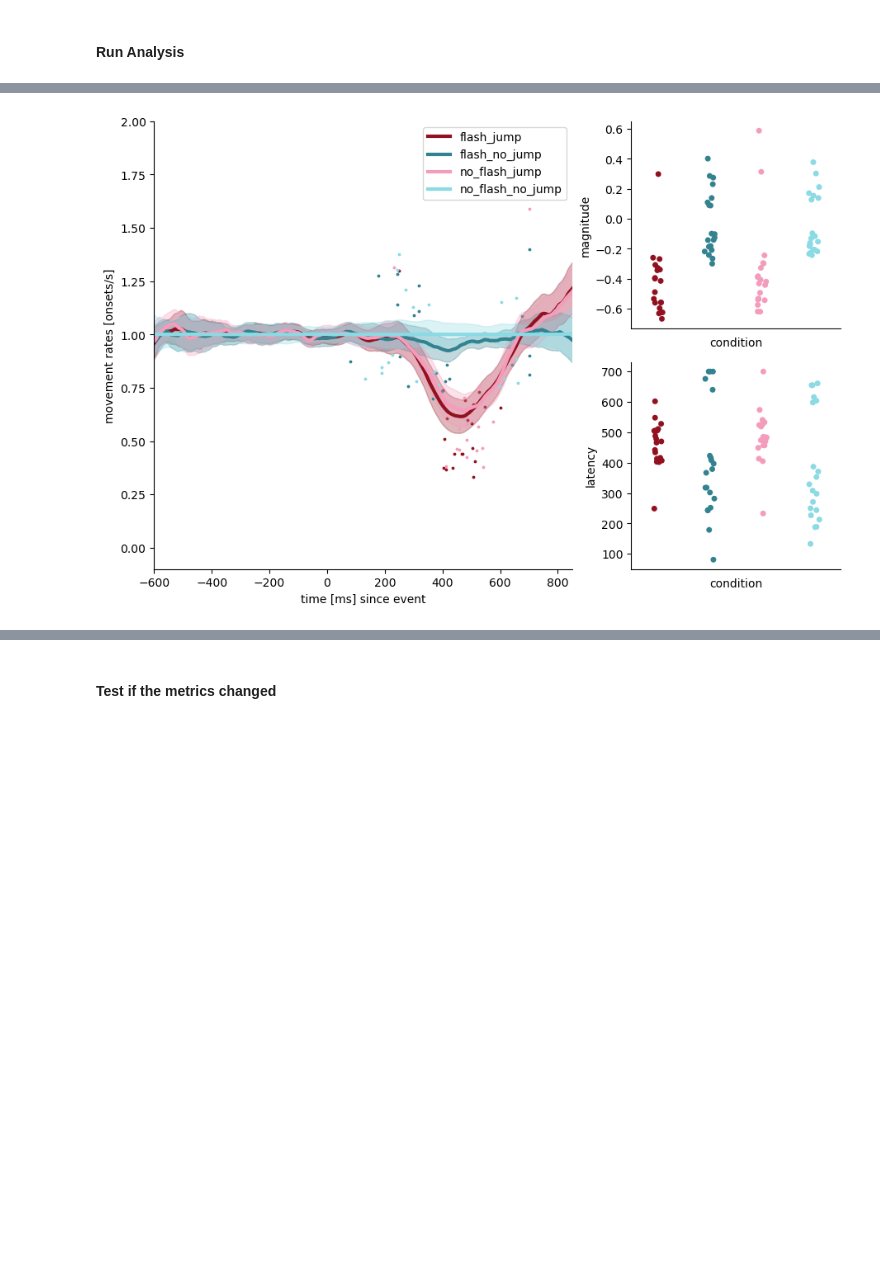
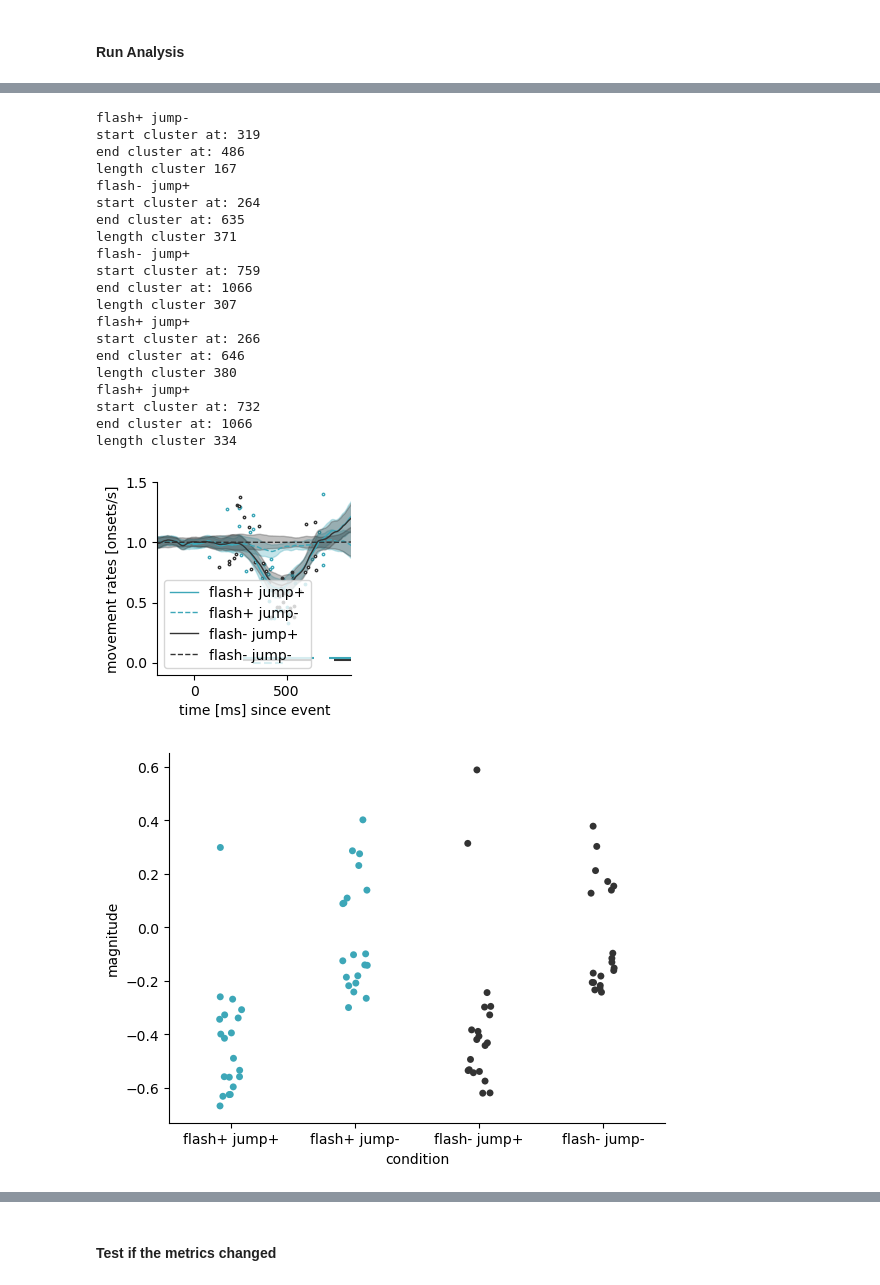
Before and after one commit to ClaraKuper/rapid_movement_inhibition, a Jupyter notebook: scripts/remote/scripts_background/Main Analysis.ipynb, the cells around one changed output, grey strips where cells are left out. Saved outputs shown, nothing was run; the diff lists cells and outputs as text; code cells hidden in the pictures; blank space fills up the shorter version.

```diff
--- a/scripts/remote/scripts_background/Main Analysis.ipynb
+++ b/scripts/remote/scripts_background/Main Analysis.ipynb
@@ -201,7 +236,7 @@ std: 158.98052184605564
 # %%
 # data file paths
 movement_rate_metrics_path = f'{results_path}/movement_rate_metrics.csv' # here we put the path name for the rate metrics
-movement_rate_figure_path = f'{results_path}/movement_rate_figure.png' # here we put the path name for the rate metrics
+movement_rate_figure_path = f'{results_path}/movement_rate_figure.svg' # here we put the path name for the rate metrics
 movement_rate_test_path  = f'{data_path}/test_files/movement_rate_test.csv' # this is a test file we create manually by saving the first version of the analysis testing for validity
 
 # define the conditions
@@ -217,26 +252,28 @@ conditions_rates = {
 }
 
 # define color scheme for plots
-color_rates = {
-    'flash_jump': '#3DA7B8',
-    'flash_no_jump': '#3DA7B8',
-    'no_flash_jump': '#333333',
-    'no_flash_no_jump': '#333333',
+# define the conditions
+conditions_rates = {
+    'flash+ jump+': {'flashShown': 1,
+                  'stimJumped': 1},
+    'flash+ jump-': {'flashShown': 1,
+                  'stimJumped': 0},
+    'flash- jump+': {'flashShown': 0,
+                  'stimJumped': 1},
+    'flash- jump-': {'flashShown': 0,
+                  'stimJumped': 0},
 }
 
-color_rates = {
-    'flash_jump': '#921120',
-    'flash_no_jump': '#32828F',
-    'no_flash_jump': '#F49CBB',
-    'no_flash_no_jump': '#8BDAE4',
-}
+color_rates = {'flash+ jump+': '#3DA7B8',
+          'flash+ jump-': '#3DA7B8',
+          'flash- jump+': '#333333',
+          'flash- jump-': '#333333'}
 
-linestyle_rates = {
-    'flash_jump': '-',
-    'flash_no_jump': '--',
-    'no_flash_jump': '-',
-    'no_flash_no_jump': '--',
-}
+linestyles = {
+          'flash+ jump+': '-',
+          'flash+ jump-': '--',
+          'flash- jump+': '-',
+          'flash- jump-': '--'}
 
 # set parameters for our analysis
 rate_analysis_parameters = {'window_start': -700,
@@ -254,7 +291,7 @@ participant_col = 'prolific_id'
 touch_order_col = 'choiceOrder'
 
 # define the condition name for the baseline
-baseline_name = 'no_flash_no_jump'
+baseline_name = 'flash- jump-'
 
 # ANOVA - define variables
 # We'll run one ANOVA per DV, with all IVs as input
@@ -271,9 +308,11 @@ analysis_rates(trial_data,
                touch_order_col,
                conditions_rates,
                color_rates,
+               linestyles,
                movement_rate_metrics_path,
                movement_rate_figure_path,
                dependent_variables,
                independent_variables,
-               baseline_name)
+               baseline_name,
+               results_path)
 # %% [output]
@@ -297 +334,22 @@ flash_shown:stim_jumped  0.7193 1.0000 19.0000 0.4069
+flash+ jump-
+start cluster at: 319
+end cluster at: 486
+length cluster 167
+flash- jump+
+start cluster at: 264
+end cluster at: 635
+length cluster 371
+flash- jump+
+start cluster at: 759
+end cluster at: 1066
+length cluster 307
+flash+ jump+
+start cluster at: 266
+end cluster at: 646
+length cluster 380
+flash+ jump+
+start cluster at: 732
+end cluster at: 1066
+length cluster 334
-[figure, old version]
+[figure, new version]
+[figure, added]
```
Also changed, not shown: parts of 14 cells of this notebook, 8 other files.
